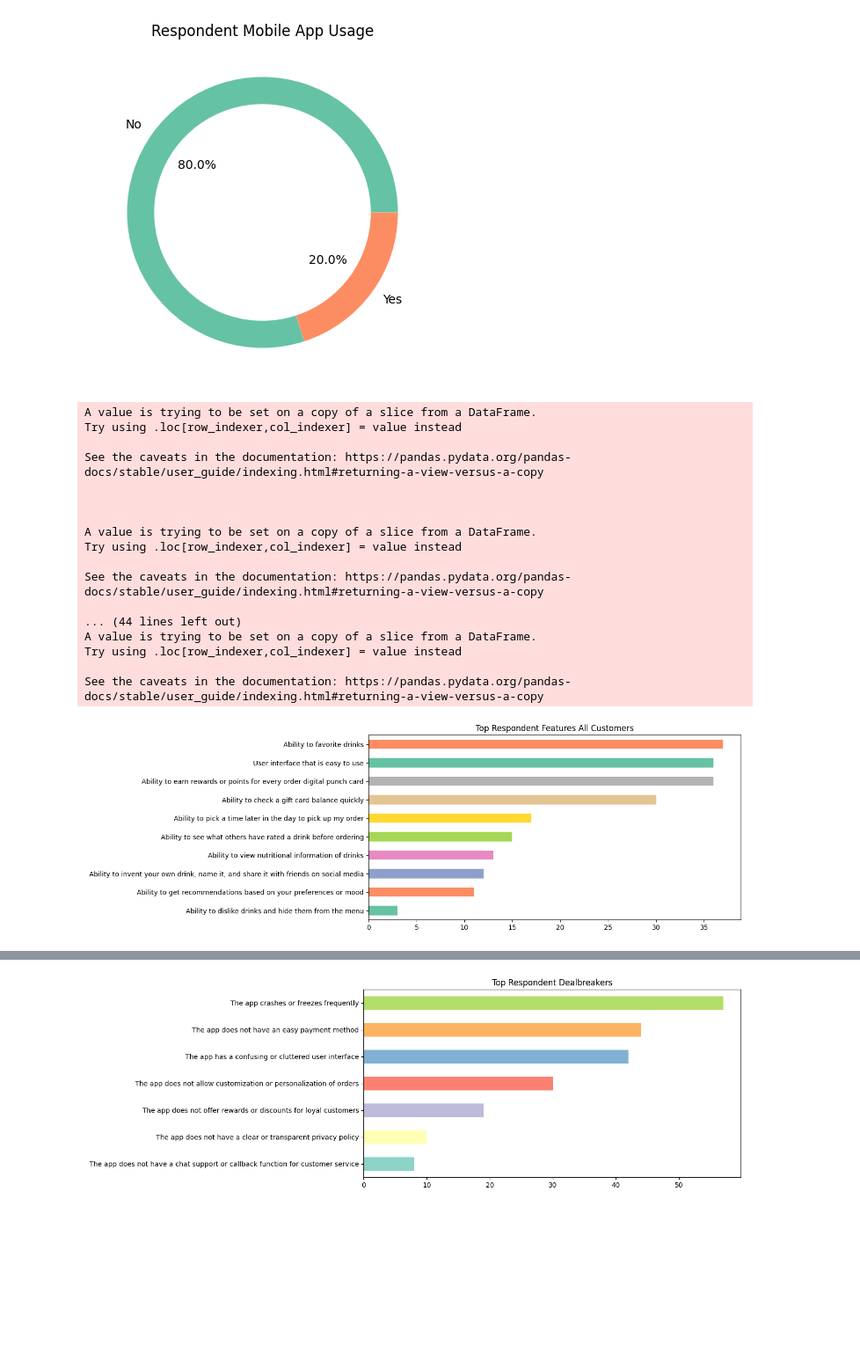
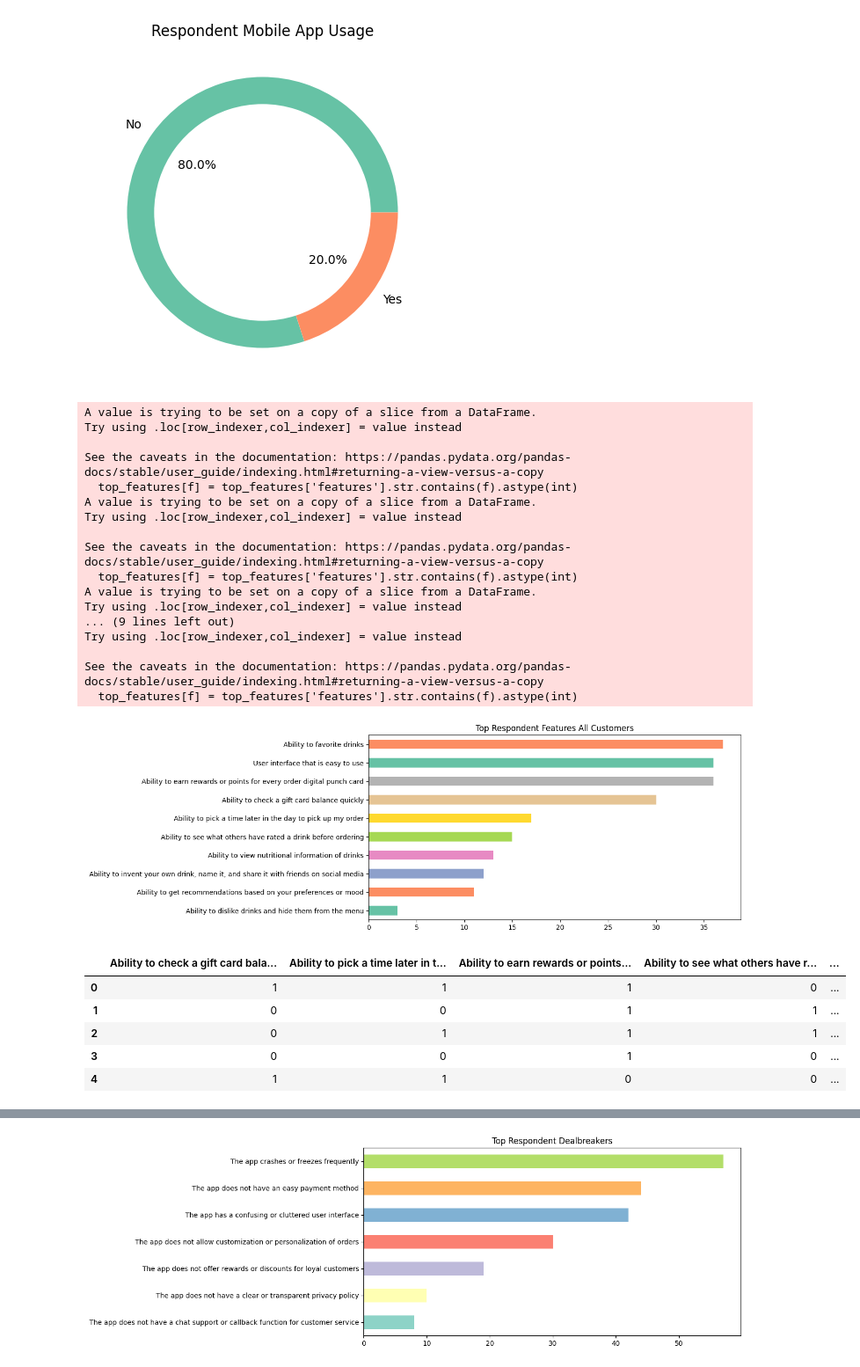
Before and after one commit to Cwighty/soda, a Jupyter notebook: data_analysis/survey.ipynb, the cells around one changed output, grey strips where cells are left out. Shown at 88% size. Drawn from its saved outputs; the diff is of its cells as text; code cells hidden in the pictures; blank space fills up the shorter version.

```diff
--- a/data_analysis/survey.ipynb
+++ b/data_analysis/survey.ipynb
@@ -64,38 +64,46 @@ plt.show()
 # %%
 #Distribution of top features
 # create a new dataframe that contains only the top features column
 top_features = df[['features']]
 # split the features column into multiple columns
 
 for feature in top_features['features']:
     for f in feature.split(';')[:-1]:
         top_features[f] = top_features['features'].str.contains(f).astype(int)
 # drop the features column
 top_features.drop('features', axis=1, inplace=True)
 
 # display the top features as a bar chart horizontally
 top_features.sum().sort_values(ascending=True).plot.barh(figsize=(10,5), color = sns.color_palette("Set2", 10))
 plt.title('Top Respondent Features All Customers')
 plt.show()
+
+top_features.head()
 # %% [output]
 A value is trying to be set on a copy of a slice from a DataFrame.
 Try using .loc[row_indexer,col_indexer] = value instead
 
 See the caveats in the documentation: https://pandas.pydata.org/pandas-docs/stable/user_guide/indexing.html#returning-a-view-versus-a-copy
-
-
-
+  top_features[f] = top_features['features'].str.contains(f).astype(int)
 A value is trying to be set on a copy of a slice from a DataFrame.
 Try using .loc[row_indexer,col_indexer] = value instead
 
 See the caveats in the documentation: https://pandas.pydata.org/pandas-docs/stable/user_guide/indexing.html#returning-a-view-versus-a-copy
-
-... (44 lines left out)
+  top_features[f] = top_features['features'].str.contains(f).astype(int)
 A value is trying to be set on a copy of a slice from a DataFrame.
+Try using .loc[row_indexer,col_indexer] = value instead
+... (9 lines left out)
 Try using .loc[row_indexer,col_indexer] = value instead
 
 See the caveats in the documentation: https://pandas.pydata.org/pandas-docs/stable/user_guide/indexing.html#returning-a-view-versus-a-copy
+  top_features[f] = top_features['features'].str.contains(f).astype(int)
 [figure]
+|  | Ability to check a gift card bala... | Ability to pick a time later in t... | Ability to earn rewards or points... | Ability to see what others have r... | ... |
+| 0 | 1 | 1 | 1 | 0 | ... |
+| 1 | 0 | 0 | 1 | 1 | ... |
+| 2 | 0 | 1 | 1 | 1 | ... |
+| 3 | 0 | 0 | 1 | 0 | ... |
+| 4 | 1 | 1 | 0 | 0 | ... |
 # %%
 # create new dataframe that contains only the frequency column
 featurefreq = df[['frequency', 'features']]
```
Also changed, not shown: parts of 3 cells of this notebook, 1 other file.
